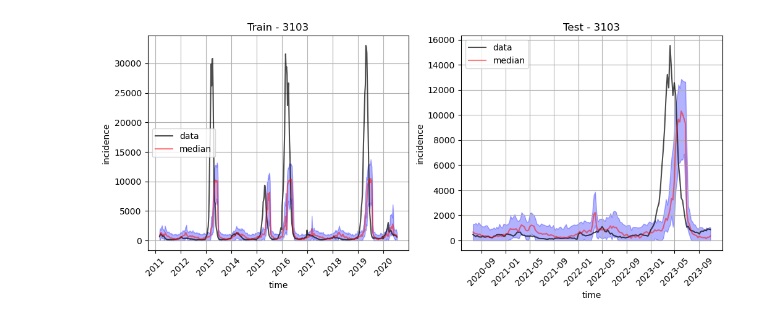
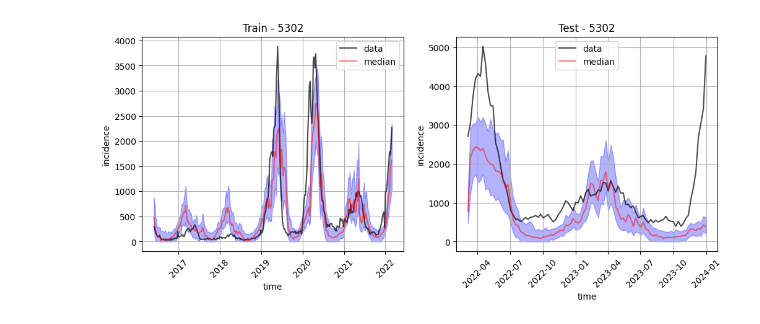
Before and after one commit to AlertaDengue/transfer-learning-forecast, a Jupyter notebook: forecast/train_and_eval.ipynb, the cells around one changed output. Drawn from its saved outputs; the diff is of its cells as text; code cells hidden in the pictures.

```diff
--- a/forecast/train_and_eval.ipynb
+++ b/forecast/train_and_eval.ipynb
@@ -9,11 +20,11 @@ from lstm import apply_model
 # %%
 %%time
 
-city = '3103'
+city = '5302'
 
 FILENAME_DATA = f'../data/dengue_{city}.csv'
 
-end_date = '2023-11-01'
+end_date = '2023-12-31'
 
 train_dl_model(city, doenca = 'dengue', end_date_train = None, ratio = 0.75 , end_date = end_date, plot = True, filename_data = FILENAME_DATA, min_delta = 0.001, label = 't1', lr = 0.0001, epochs = 200)
 # %% [output]
@@ -71,11 +81,11 @@ Wall time: 3min 36s
 # %%
 %%time
 
-metrics = apply_model(city, ini_date = None,
+metrics = apply_model(city, ini_date = '2016-01-01',
                     end_date = end_date, look_back = LOOK_BACK, end_train_date = None, batch_size = 1,
                     predict_n = PREDICT_N,  ratio = 0.75,
                     label_pred= f'dengue_{city}',
                     model_name = f'trained_{city}_dengue_t1',
                     filename = f'../data/dengue_{city}.csv', plot = True)
 # %% [output]
-[figure, old version]
+[figure, new version]
```
Also changed, not shown: parts of 4 cells of this notebook, 38 other files.
